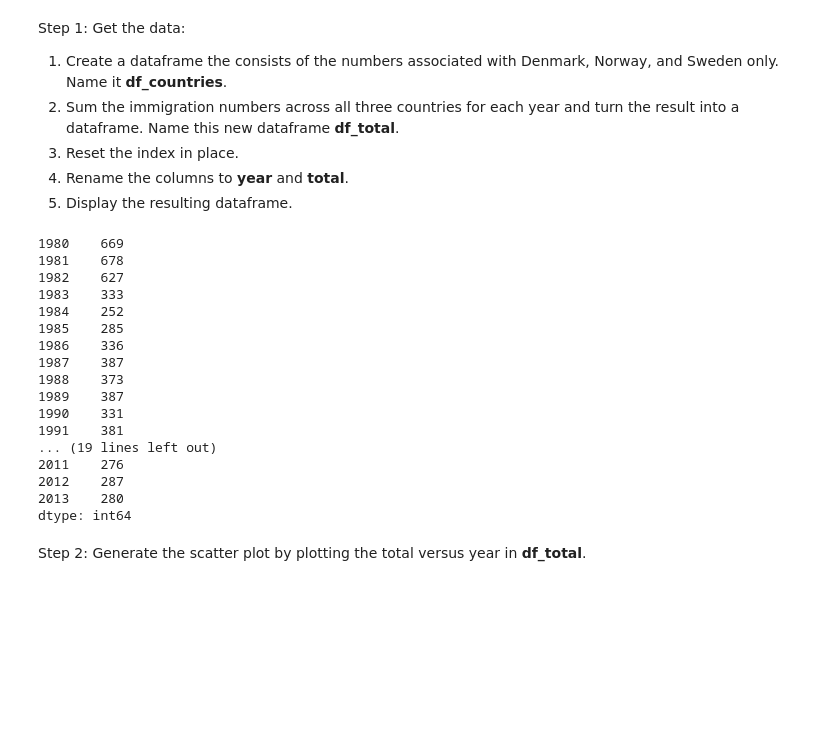
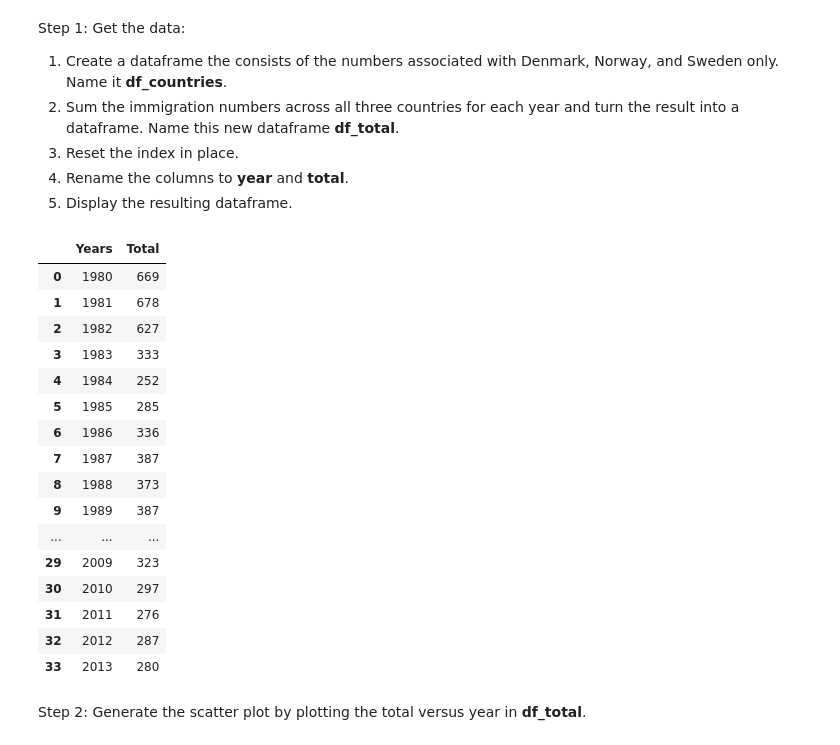
Before and after one commit to X4D0/DataVisualization, a Jupyter notebook: Assignment2_1301184233.ipynb, the cells around one changed output. Drawn from its saved outputs; the diff is of its cells as text; code cells hidden in the pictures; blank space fills up the shorter version.

```diff
--- a/Assignment2_1301184233.ipynb
+++ b/Assignment2_1301184233.ipynb
@@ -104,27 +104,27 @@ Step 1: Get the data:
 # %%
 ### type your answer here
 df_countries = df_can.loc[['Denmark','Norway','Sweden'], years] # Mengambil data tiap tahun dari Negara Denmark, Norway, Sweden
-df_tot = df_countries[years].sum(axis=0) # Menjumlahkan angka imigrasi tiap tahun
-#df_tot.reset_index(inplace=True) # Mengembalikan Index ke dalam kolom yang ada di df_tot, apabila tidak maka dataframe tidak akan memiliki nama kolom
-df_tot.columns = ['Years','Total'] # Rename kolom menjadi Year dan Total
-df_tot # Menampilkan Dataframe
+df_total = pd.DataFrame(df_countries[years].sum(axis=0)) # Menjumlahkan angka imigrasi tiap tahun
+df_total.reset_index(inplace=True) # Mengembalikan Index ke dalam kolom yang ada di df_tot, apabila tidak maka dataframe tidak akan memiliki nama kolom
+df_total.columns = ['Years','Total'] # Rename kolom menjadi Year dan Total
+df_total # Menampilkan Dataframe
 # %% [output]
-1980    669
-1981    678
-1982    627
-1983    333
-1984    252
-1985    285
-1986    336
-1987    387
-1988    373
-1989    387
-1990    331
-1991    381
-... (19 lines left out)
-2011    276
-2012    287
-2013    280
-dtype: int64
+|  | Years | Total |
+| 0 | 1980 | 669 |
+| 1 | 1981 | 678 |
+| 2 | 1982 | 627 |
+| 3 | 1983 | 333 |
+| 4 | 1984 | 252 |
+| 5 | 1985 | 285 |
+| 6 | 1986 | 336 |
+| 7 | 1987 | 387 |
+| 8 | 1988 | 373 |
+| 9 | 1989 | 387 |
+| ... | ... | ... |
+| 29 | 2009 | 323 |
+| 30 | 2010 | 297 |
+| 31 | 2011 | 276 |
+| 32 | 2012 | 287 |
+| 33 | 2013 | 280 |
 # %% [markdown]
 Step 2: Generate the scatter plot by plotting the total versus year in **df_total**.
```
Also changed, not shown: parts of 6 cells of this notebook.
